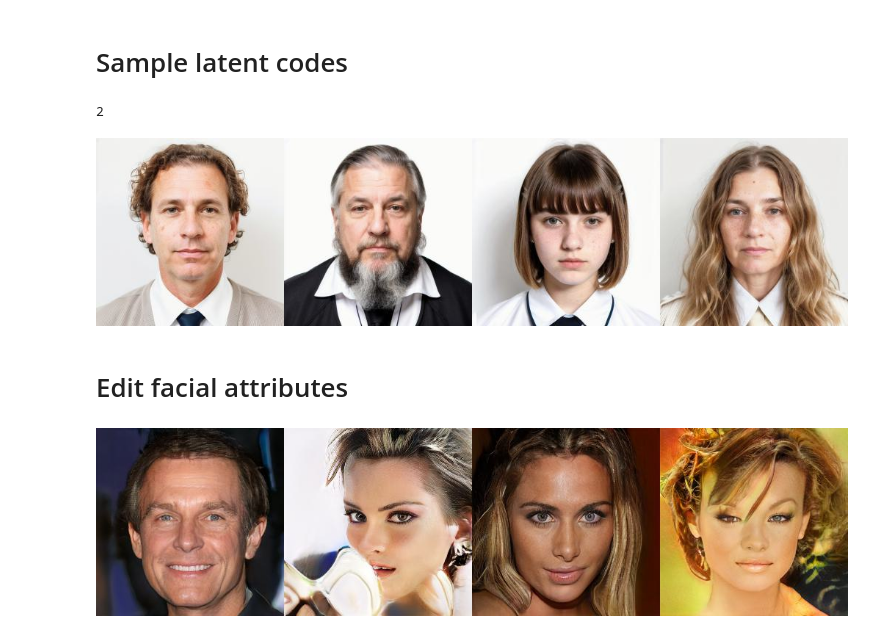
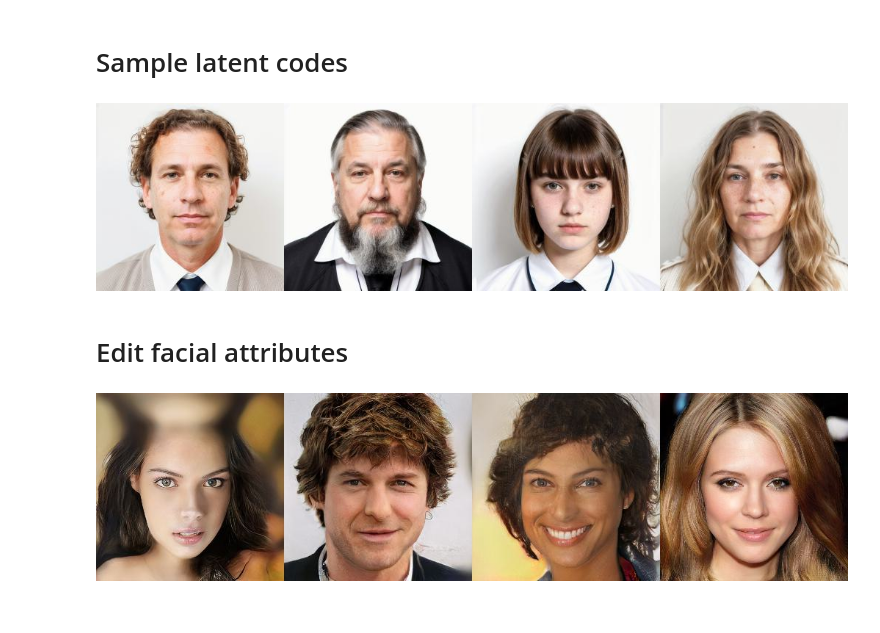
Before and after one commit to deniscaushaj/Tir-ONOT, a Jupyter notebook: ONOT.ipynb, the cells around one changed output. Saved outputs shown, nothing was run; the diff lists cells and outputs as text; code cells hidden in the pictures.

```diff
--- a/ONOT.ipynb
+++ b/ONOT.ipynb
@@ -161,26 +161,6 @@ def load_images_from_folder(folder):
       raise Exception(f"No images found in {folder}")
   return np.array(images)
 
-def build_generator(model_name):
-  """Builds the generator by model name."""
-  gan_type = MODEL_POOL2[model_name]['gan_type']
-  if gan_type == 'pggan':
-    generator = PGGANGenerator(model_name)
-  elif gan_type == 'stylegan':
-    generator = StyleGANGenerator(model_name)
-  return generator
-
-
-def sample_codes(generator, num, latent_space_type='Z', seed=0):
-  """Samples latent codes randomly."""
-  np.random.seed(seed)
-  codes = generator.easy_sample(num)
-  if generator.gan_type == 'stylegan' and latent_space_type == 'W':
-    codes = torch.from_numpy(codes).type(torch.FloatTensor).to(generator.run_device)
-    codes = generator.get_value(generator.model.mapping(codes))
-  return codes
-
-
 def imshow(images, col, viz_size=256):
     """Shows images in one figure."""
     num, height, width, channels = images.shape
@@ -204,12 +184,12 @@ def imshow(images, col, viz_size=256):
     disp = IPython.display.display(IPython.display.Image(im_data))
     return disp
 
-def load_images_as_latent_codes(generator):
-    latent_codes = sample_codes(generator, len(images), latent_space_type, noise_seed)
-    print(noise_seed)
-    return latent_codes, images
+def load_images_as_latent_codes(generator, images, latent_space_type, noise_seed):
+    latent_codes = generator.sample_codes(len(images), latent_space_type, noise_seed)
+    preprocessed_latent_codes = generator.preprocess(latent_codes)
+    return preprocessed_latent_codes, images
 
-def load_boundaries(model_name, latent_space_type):
+def load_boundaries(generator, model_name, latent_space_type):
     ATTRS = ['age', 'eyeglasses', 'gender', 'pose', 'smile']
     boundaries = {}
     for attr_name in ATTRS:
@@ -226,6 +294,6 @@ def load_boundaries(model_name, latent_space_type):
 model_name = "pggan_celebahq" #@param ['pggan_celebahq','stylegan_celebahq', 'stylegan_ffhq']
 latent_space_type = "W" #@param ['Z', 'W']
 
-generator = build_generator(model_name)
-boundaries = load_boundaries(model_name, latent_space_type)
+generator_obj = Generator(model_name)
+boundaries = load_boundaries(generator_obj.generator, model_name, latent_space_type)
 # %% [output]
@@ -251,39 +319,35 @@ else:
 num_samples = 4 #@param {type:"slider", min:1, max:8, step:1}
 noise_seed = 2 #@param {type:"slider", min:0, max:87, step:1}
 
-latent_codes, sampled_images = load_images_as_latent_codes(generator)
-#firstL = latent_codes[noise_seed*num_samples:noise_seed*num_samples+num_samples]
+latent_codes, sampled_images = load_images_as_latent_codes(generator_obj, images, latent_space_type, noise_seed)
 selected_latent_codes = latent_codes[noise_seed * num_samples:noise_seed * num_samples + num_samples]
 selected_images = sampled_images[noise_seed * num_samples:noise_seed * num_samples + num_samples]
 
 imshow(selected_images, col=num_samples)
 # %% [output]
-2
 [figure]
 # %% [markdown]
 # Edit facial attributes
 # %%
 modifications = {
     'age': 0.0,
     'eyeglasses': 0.0,
     'gender': 0.0,
     'pose': 0.0,
     'smile': 0.0
 }
 
-# Copia i codici latenti e applica le modifiche
 new_codes = selected_latent_codes.copy()
 for attr_name, value in modifications.items():
     if attr_name in boundaries:
         boundary = boundaries[attr_name].astype(np.float32)
         new_codes += boundary * value
 
-synthesis_kwargs = {'latent_space_type': latent_space_type} if generator.gan_type == 'stylegan' else {}
+synthesis_kwargs = {'latent_space_type': latent_space_type} if generator_obj.gan_type == 'stylegan' else {}
 
-new_images_dict = generator.easy_synthesize(new_codes, **synthesis_kwargs)
+new_images_dict = generator_obj.easy_synthesize(new_codes, **synthesis_kwargs)
 new_images = new_images_dict['image']
 
-# Mostra le nuove immagini sintetizzate
 imshow(new_images, col=len(new_images))
 # %% [output]
-[figure, old version]
+[figure, new version]
```
Also changed, not shown: parts of 2 cells of this notebook.
